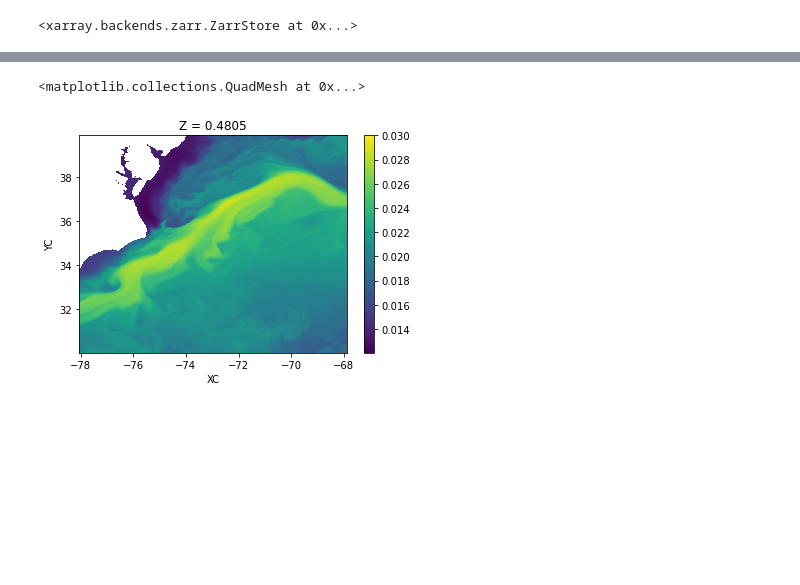
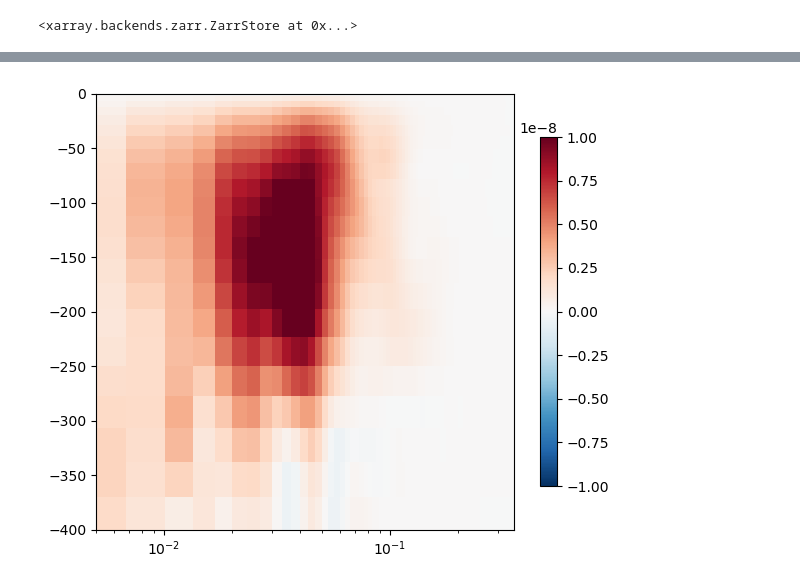
Before and after one commit to roxyboy/MLI_Lf, a Jupyter notebook: eNATL60/Cross-spectra.ipynb, the cells around one changed output, grey strips where cells are left out. Cells and saved outputs as stored; diff of their text form; code cells hidden in the pictures; blank space fills up the shorter version.

```diff
--- a/eNATL60/Cross-spectra.ipynb
+++ b/eNATL60/Cross-spectra.ipynb
@@ -564,0 +476,5 @@ b.isel(time=0,Z=10).plot()
+# %%
+dsr = xr.open_zarr(op.join(sdir,'eNATL60/region%02d/W-B_interped_fma.zarr' % reg))
+wp = dsr.W - dsr.W.mean(['YC','XC'],skipna=True)
+bp = dsr.B - dsr.B.mean(['YC','XC'],skipna=True)
+bp.isel(time=3,Z=20).plot(vmax=1e-2)
@@ -644,0 +533,6 @@ fig.colorbar(im, ax=ax, shrink=.8)
+# %%
+xo = 50e3
+s = xr.DataArray(Fwb.freq_r.data**-1 / xo, dims='scale',
+                 coords={'scale':Fwb.freq_r.data**-1 / xo}
+                )
+print(s)
@@ -644,0 +557,9 @@ fig.colorbar(im, ax=ax, shrink=.8)
+# %%
+maskb = xr.DataArray(np.ma.masked_invalid(bp.isel(time=0)).mask,
+                     dims=bp.isel(time=0).dims, coords=bp.isel(time=0).coords
+                    )
+Wwb = xwavelet.wvlt_cross_spectrum(wp.where(maskb!=1.).chunk({'YC':100,'XC':100}),
+                                   bp.chunk({'YC':100,'XC':100}),
+                                   s, dim=['YC','XC']
+                            )
+Wwb
@@ -645,6 +592,16 @@ fig.colorbar(im, ax=ax, shrink=.8)
+# %%
+dtheta = np.pi/len(Wwb.angle)
+Wwb_int = Wwb.sum('angle').mean('time').compute() * dtheta
 # %%
-wstar = (-B0/hE)**(1/3)
-wstar.isel(time=0).plot(vmax=.03)
+fig, ax = plt.subplots(figsize=(6,5))
+fig.set_tight_layout(True)
+im = ax.pcolormesh(Wwb.scale**-1*1e3, -Wwb.Z, Wwb_int.real*Wwb.scale**-1,
+                   cmap='RdBu_r', rasterized=True,
+                   vmax=1e-8, vmin=-1e-8)
+ax.set_ylim([-400,0])
+ax.set_xlim([5e-3,None])
+ax.set_xscale('log')
+fig.colorbar(im, ax=ax, shrink=.8)
+plt.savefig(op.join(sdir,'Figs/eNATL60-Wwbtot-region%02d-fma.pdf' % reg))
 # %% [output]
-<matplotlib.collections.QuadMesh at 0x...>
-[figure, old version]
+[figure, new version]
```
Also changed, not shown: parts of 61 cells of this notebook.
